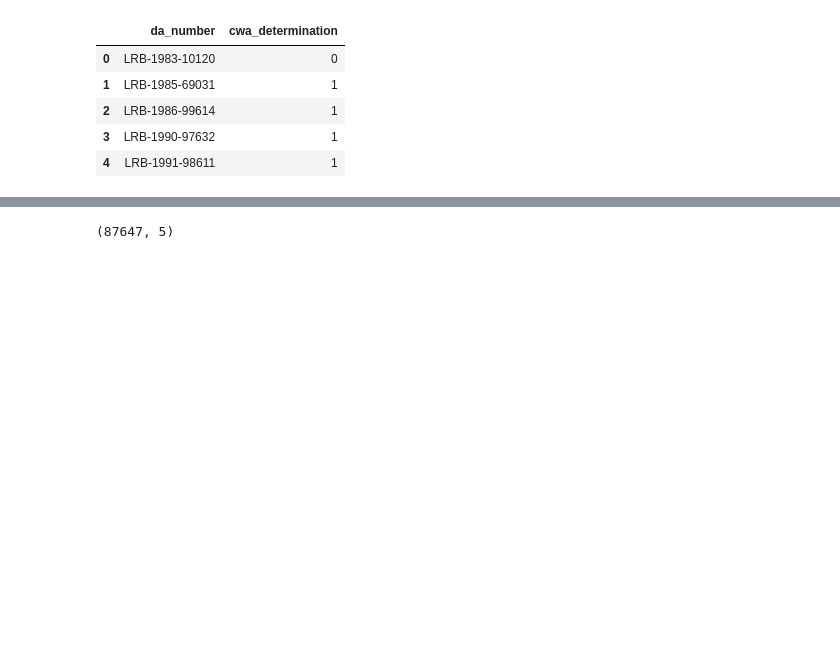
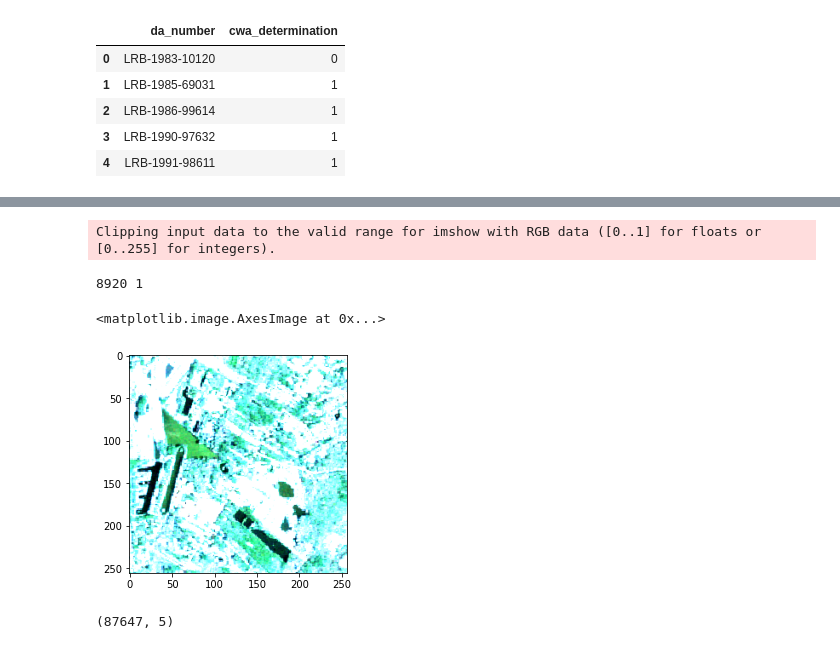
Before and after one commit to jgaustad/pollutemenot-ai, a Jupyter notebook: aws_dl_script.ipynb, the cells around one changed output, grey strips where cells are left out. Cells and saved outputs as stored; diff of their text form; code cells hidden in the pictures; blank space fills up the shorter version.

```diff
--- a/aws_dl_script.ipynb
+++ b/aws_dl_script.ipynb
@@ -125,3 +145,19 @@ seconds taken: 0.26560354232788086
+# %%
+fig, ax = plt.subplots()
+i_arr = create_array(df.img_path.iloc[0])
+#i_arr = i_arr.reshape(256,256,12)
+i_arr = i_arr.swapaxes(0,2)
+#for chan in range(1,4):
+#    i_arr[:,:,chan] = i_arr[:,:,chan] / np.max(i_arr[:,:,chan])
+rgb_imag = i_arr[:,:,1:4]
+
+print(np.max(rgb_imag), np.min(rgb_imag))
+ax.imshow(rgb_imag)
+# %% [output]
+Clipping input data to the valid range for imshow with RGB data ([0..1] for floats or [0..255] for integers).
+8920 1
+<matplotlib.image.AxesImage at 0x...>
+[figure, added]
 # %%
 print(df.shape)
 df[~df.da_num.str.contains('-')].shape
```
Also changed, not shown: parts of 6 cells of this notebook.
